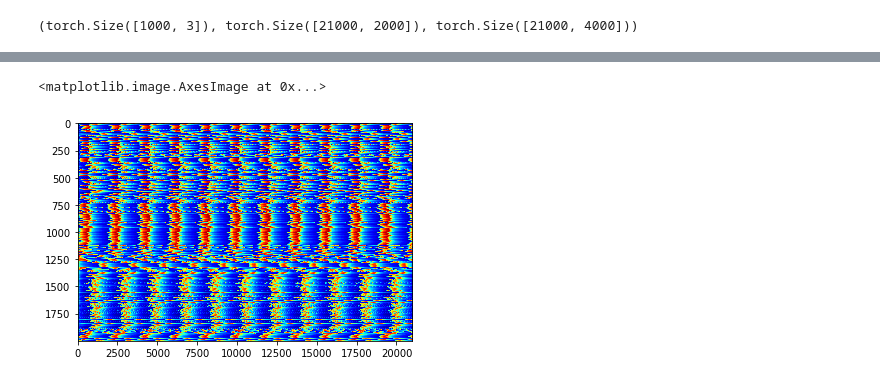
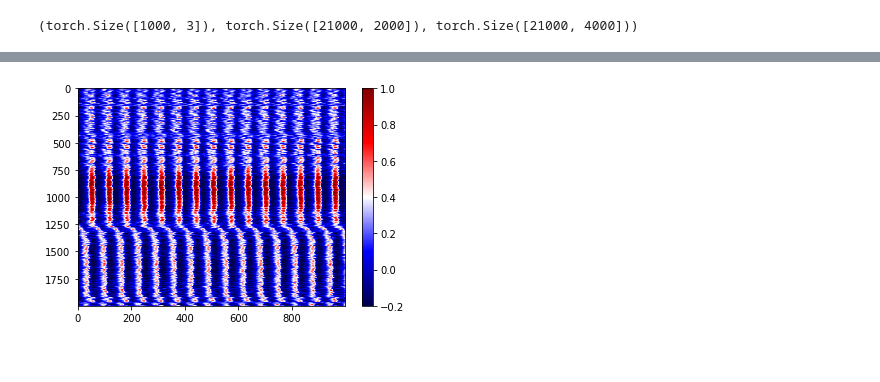
Before and after one commit to aw02m/Spiking_neural_networks, a Jupyter notebook: notebooks/first_run_target_spiking.ipynb, the cells around one changed output, grey strips where cells are left out. Saved outputs shown, nothing was run; the diff lists cells and outputs as text; code cells hidden in the pictures.

```diff
--- a/notebooks/first_run_target_spiking.ipynb
+++ b/notebooks/first_run_target_spiking.ipynb
@@ -182,9 +172,8 @@ for i in range(data.shape[1]):
-# %%
-# x_sorted = x
-# for i in range(x.shape[1]):
-#     x_sorted[:, i] = x[:, dic[i]]
-
-plt.imshow(data_sorted.T, cmap='jet', interpolation='nearest', aspect='auto')
-# %% [output]
-<matplotlib.image.AxesImage at 0x...>
-[figure, removed]
+# %%
+fig4 = plt.figure()
+plt.imshow(data_sorted.T[:, -1000:], cmap='seismic', aspect='auto')
+plt.colorbar()
+plt.clim(-0.2, 1.0)
+plt.show()
+# %% [output]
+[figure, added]
```
Also changed, not shown: parts of 9 cells of this notebook.
